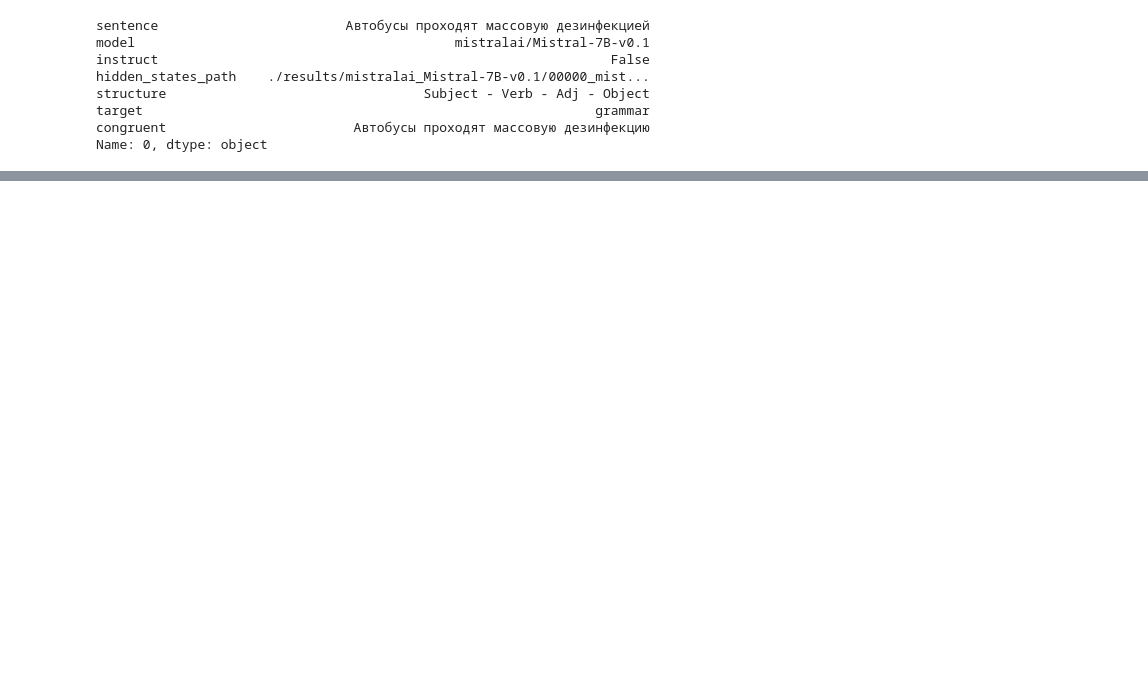
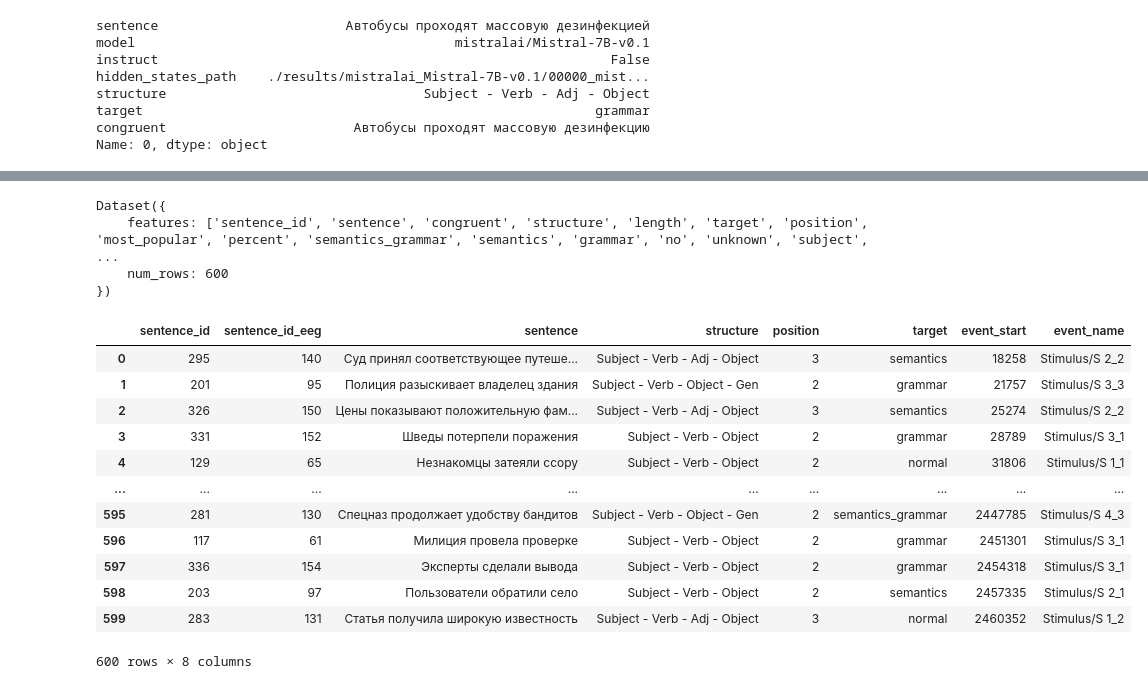
Before and after one commit to mikheevshow/SIGNAL-analysis, a Jupyter notebook: notebooks/rsa.ipynb, the cells around one changed output, grey strips where cells are left out. Saved outputs shown, nothing was run; the diff lists cells and outputs as text; code cells hidden in the pictures; blank space fills up the shorter version.

```diff
--- a/notebooks/rsa.ipynb
+++ b/notebooks/rsa.ipynb
@@ -78,0 +162,13 @@ for file in os.listdir(test_path):
+# %%
+ds["train"]
+# %% [output]
+Dataset({
+    features: ['sentence_id', 'sentence', 'congruent', 'structure', 'length', 'target', 'position', 'most_popular', 'percent', 'semantics_grammar', 'semantics', 'grammar', 'no', 'unknown', 'subject',  ...
+    num_rows: 600
+})
+# %%
+from pathlib import Path
+
+dataset_local_path = Path("../hf_datasets")
+
+epochs_info = dataset_local_path / "epochs_info" / "p9_events.csv"
@@ -78,0 +177,16 @@ for file in os.listdir(test_path):
+# %%
+pd.read_csv(epochs_info)
+# %% [output]
+|  | sentence_id | sentence_id_eeg | sentence | structure | position | target | event_start | event_name |
+| 0 | 295 | 140 | Суд принял соответствующее путеше... | Subject - Verb - Adj - Object | 3 | semantics | 18258 | Stimulus/S 2_2 |
+| 1 | 201 | 95 | Полиция разыскивает владелец здания | Subject - Verb - Object - Gen | 2 | grammar | 21757 | Stimulus/S 3_3 |
+| 2 | 326 | 150 | Цены показывают положительную фам... | Subject - Verb - Adj - Object | 3 | semantics | 25274 | Stimulus/S 2_2 |
+| 3 | 331 | 152 | Шведы потерпели поражения | Subject - Verb - Object | 2 | grammar | 28789 | Stimulus/S 3_1 |
+| 4 | 129 | 65 | Незнакомцы затеяли ссору | Subject - Verb - Object | 2 | normal | 31806 | Stimulus/S 1_1 |
+| ... | ... | ... | ... | ... | ... | ... | ... | ... |
+| 595 | 281 | 130 | Спецназ продолжает удобству бандитов | Subject - Verb - Object - Gen | 2 | semantics_grammar | 2447785 | Stimulus/S 4_3 |
+| 596 | 117 | 61 | Милиция провела проверке | Subject - Verb - Object | 2 | grammar | 2451301 | Stimulus/S 3_1 |
+| 597 | 336 | 154 | Эксперты сделали вывода | Subject - Verb - Object | 2 | grammar | 2454318 | Stimulus/S 3_1 |
+| 598 | 203 | 97 | Пользователи обратили село | Subject - Verb - Object | 2 | semantics | 2457335 | Stimulus/S 2_1 |
+| 599 | 283 | 131 | Статья получила широкую известность | Subject - Verb - Adj - Object | 3 | normal | 2460352 | Stimulus/S 1_2 |
+600 rows × 8 columns
```
Also changed, not shown: parts of 16 cells of this notebook, 6 other files.
